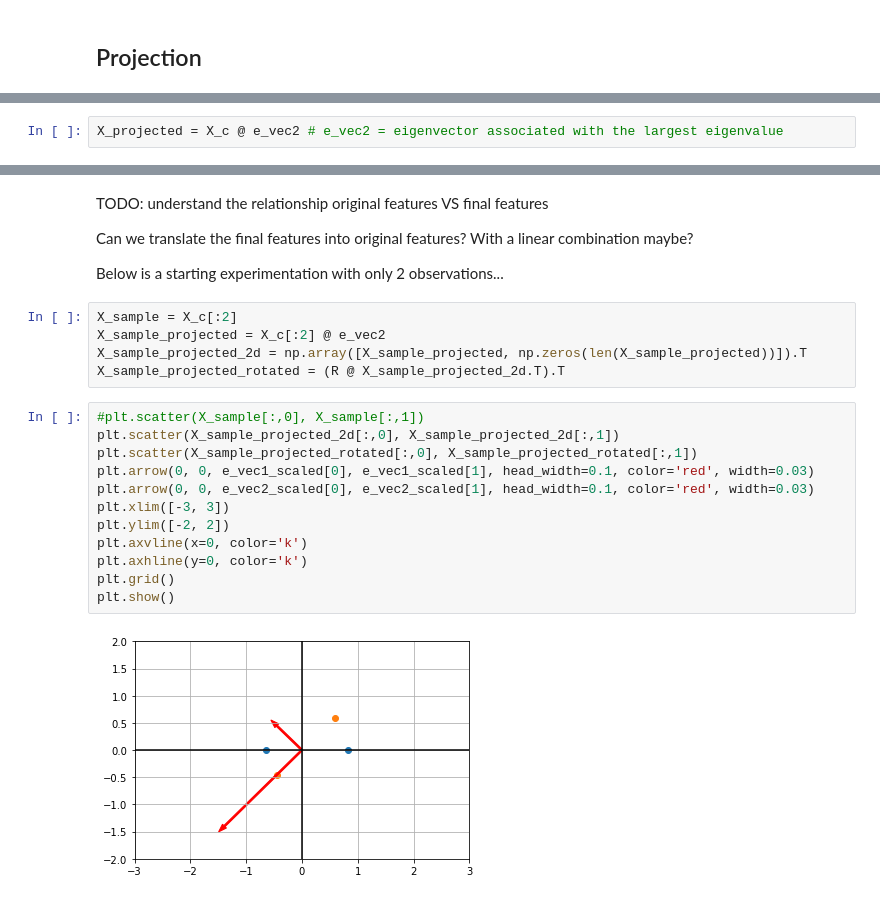
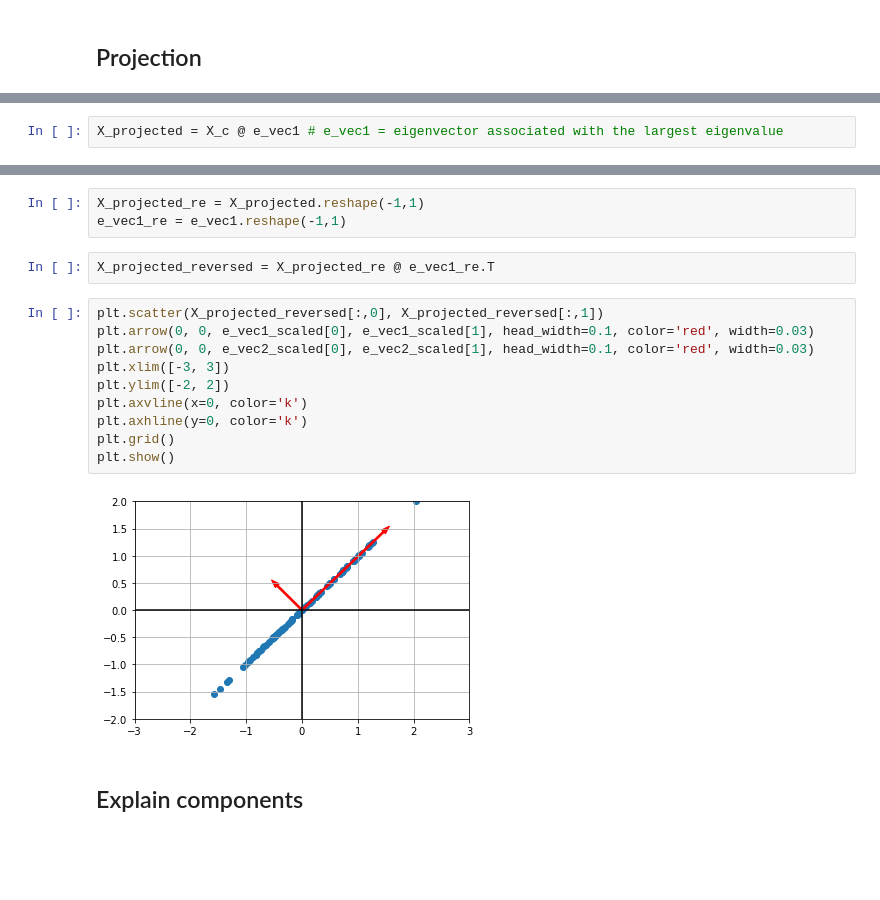
Before and after one commit to savoga/python_exos, a Jupyter notebook: PCA_from_scratch.ipynb, the cells around one changed output, grey strips where cells are left out. Cells and saved outputs as stored; diff of their text form; blank space fills up the shorter version.

```diff
--- a/PCA_from_scratch.ipynb
+++ b/PCA_from_scratch.ipynb
@@ -173,5 +182,5 @@ The projection that would least distort the data is the one represented by the s
 # %%
-X_projected = X_c @ e_vec2 # e_vec2 = eigenvector associated with the largest eigenvalue
+X_projected = X_c @ e_vec1 # e_vec1 = eigenvector associated with the largest eigenvalue
 # %%
 plt.scatter(X_projected, np.zeros(len(X_projected)))
 plt.xlim([-3, 3])
@@ -203,25 +197,19 @@ plt.show()
-# %% [markdown]
-TODO: understand the relationship original features VS final features
-
-Can we translate the final features into original features? With a linear combination maybe?
-
-Below is a starting experimentation with only 2 observations...
-# %%
-X_sample = X_c[:2]
-X_sample_projected = X_c[:2] @ e_vec2
-X_sample_projected_2d = np.array([X_sample_projected, np.zeros(len(X_sample_projected))]).T
-X_sample_projected_rotated = (R @ X_sample_projected_2d.T).T
-# %%
-#plt.scatter(X_sample[:,0], X_sample[:,1])
-plt.scatter(X_sample_projected_2d[:,0], X_sample_projected_2d[:,1])
-plt.scatter(X_sample_projected_rotated[:,0], X_sample_projected_rotated[:,1])
-plt.arrow(0, 0, e_vec1_scaled[0], e_vec1_scaled[1], head_width=0.1, color='red', width=0.03)
-plt.arrow(0, 0, e_vec2_scaled[0], e_vec2_scaled[1], head_width=0.1, color='red', width=0.03)
-plt.xlim([-3, 3])
-plt.ylim([-2, 2])
-plt.axvline(x=0, color='k')
-plt.axhline(y=0, color='k')
-plt.grid()
-plt.show()
-# %% [output]
-[figure, removed]
+# %%
+X_projected_re = X_projected.reshape(-1,1)
+e_vec1_re = e_vec1.reshape(-1,1)
+# %%
+X_projected_reversed = X_projected_re @ e_vec1_re.T
+# %%
+plt.scatter(X_projected_reversed[:,0], X_projected_reversed[:,1])
+plt.arrow(0, 0, e_vec1_scaled[0], e_vec1_scaled[1], head_width=0.1, color='red', width=0.03)
+plt.arrow(0, 0, e_vec2_scaled[0], e_vec2_scaled[1], head_width=0.1, color='red', width=0.03)
+plt.xlim([-3, 3])
+plt.ylim([-2, 2])
+plt.axvline(x=0, color='k')
+plt.axhline(y=0, color='k')
+plt.grid()
+plt.show()
+# %% [output]
+[figure, added]
+# %% [markdown]
+## Explain components
```
Also changed, not shown: parts of 18 cells of this notebook.
